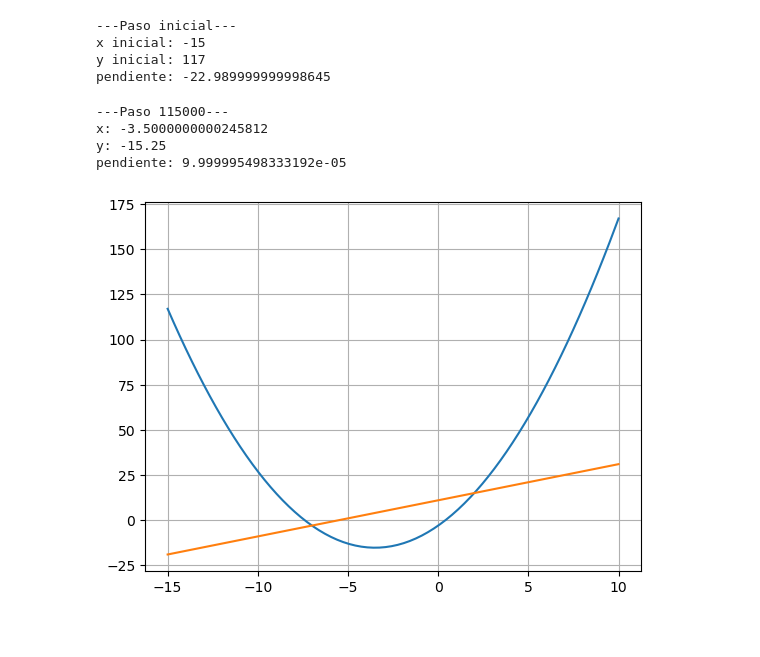
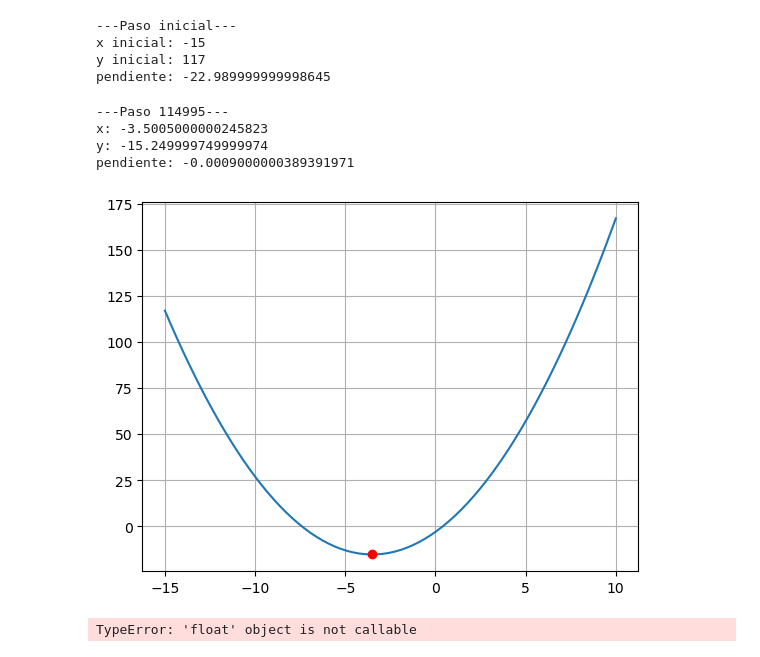
Before and after one commit to braiso-22/pruebasPyplot, a Jupyter notebook: pruebas_pyplot.ipynb, the cells around one changed output. Cells and saved outputs as stored; diff of their text form; code cells hidden in the pictures.

Commit message:
encontrar minimo mio y del profe

```diff
--- a/pruebas_pyplot.ipynb
+++ b/pruebas_pyplot.ipynb
@@ -67,27 +67,54 @@ x inicial: -15
 y inicial: 117
 pendiente: -22.989999999998645
 # %%
-paso = 0.0001
-x2 = xinicial
-i = 0
-while(True):
-    x2 += paso
-    y2 = calcula_y(x2)
-    derivada4 = derivada(calcula_y, x2, paso)
-    i+=1
-    if derivada4 < paso and derivada4 > -paso:
-        break
+def encontrar_minimo(xinicial, paso = 0.001, derivada_objetivo = 0.001):
+    x2 = xinicial
+    i = 0
+    while(True):
+        x2 += paso
+        derivada4 = derivada(calcula_y, x2, paso)
+        if derivada4 < 0 and paso < 0:
+            paso = -paso
+        i+=1
+        if derivada4 < derivada_objetivo and derivada4 > -derivada_objetivo:
+            break
+    return x2, derivada4, i
+
+x2, derivada4, i = encontrar_minimo(xinicial, paso = 0.0001,)
+
 print(f"---Paso {i}---")
 print(f'x: {x2}')
-print(f'y: {y2}')
+print(f'y: {calcula_y(x2)}')
 print(f'pendiente: {derivada4}')
 plt.grid()
 plt.plot(x, y)
-plt.plot(x, derivada1)
+plt.plot(x2, calcula_y(x2), 'ro')
 plt.show()
 # %% [output]
----Paso 115000---
-x: -3.5000000000245812
-y: -15.25
-pendiente: 9.999995498333192e-05
+---Paso 114995---
+x: -3.5005000000245823
+y: -15.249999749999974
+pendiente: -0.0009000000389391971
-[figure, old version]
+[figure, new version]
+# %%
+paso = 0.002
+xinicial = -15
+yinicial = calcula_y(xinicial)
+derivada = derivada_concreta(xinicial)
+x1 = xinicial
+y1 = yinicial
+for i in range(1000):
+  derivada = derivada_concreta(x1)
+  x2 = x1 - derivada*paso
+  paso_real = paso * abs(derivada)
+  if derivada > 0:
+    x2 = x1 - paso_real
+  else:
+    x2 = x1 + paso_real
+  y2 = calcula_y(x2)
+  plt.plot([x1, x2], [y1, y2], color="g")
+  x1 = x2
+  y1 = y2
+  print(x2, y2, derivada)
+# %% [output]
+TypeError: 'float' object is not callable
```
Also changed, not shown: parts of 1 cell of this notebook.
